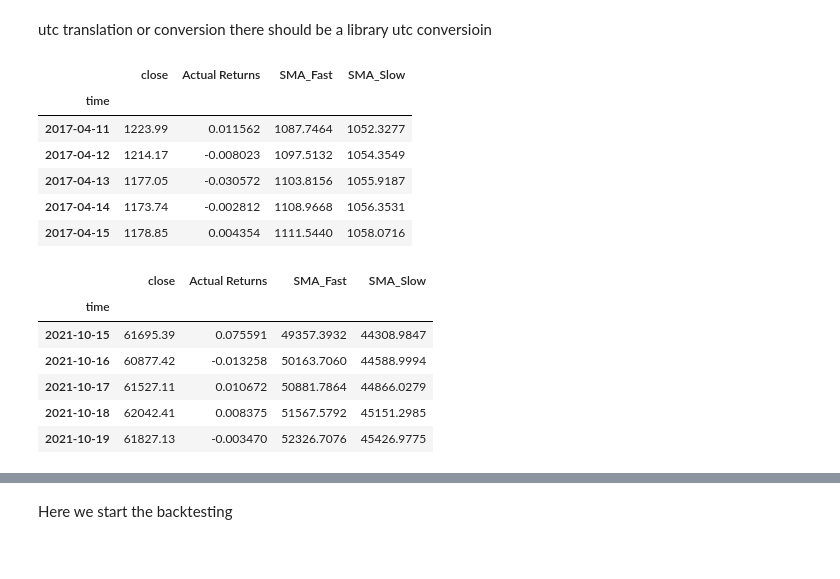
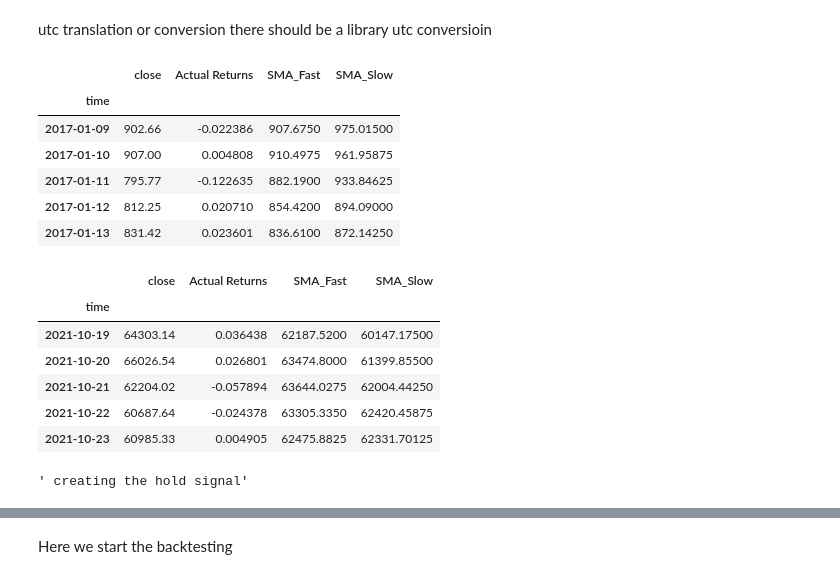
Before and after one commit to IJASI/Team-5---Project, a Jupyter notebook: project_2_coinbase_JM.ipynb, the cells around one changed output, grey strips where cells are left out. Cells and saved outputs as stored; diff of their text form; code cells hidden in the pictures.

```diff
--- a/project_2_coinbase_JM.ipynb
+++ b/project_2_coinbase_JM.ipynb
@@ -109,28 +106,43 @@ utc translation or conversion there should be a library utc conversioin
 # %%
 """ setting the rolling windows for the long and short positions"""
 
-short_window = 25
-long_window = 100
+short_window = 4
+long_window = 8
 
 signals_df['SMA_Fast'] = btc_hist_data['close'].rolling(window=short_window).mean()
 signals_df['SMA_Slow'] = btc_hist_data['close'].rolling(window=long_window).mean()
 
 signals_df = signals_df.dropna()
 
 display(signals_df.head())
 display(signals_df.tail())
 # %% [output]
 |  | close | Actual Returns | SMA_Fast | SMA_Slow |
 | time |  |  |  |  |
-| 2017-04-11 | 1223.99 | 0.011562 | 1087.7464 | 1052.3277 |
-| 2017-04-12 | 1214.17 | -0.008023 | 1097.5132 | 1054.3549 |
-| 2017-04-13 | 1177.05 | -0.030572 | 1103.8156 | 1055.9187 |
-| 2017-04-14 | 1173.74 | -0.002812 | 1108.9668 | 1056.3531 |
-| 2017-04-15 | 1178.85 | 0.004354 | 1111.5440 | 1058.0716 |
+| 2017-01-09 | 902.66 | -0.022386 | 907.6750 | 975.01500 |
+| 2017-01-10 | 907.00 | 0.004808 | 910.4975 | 961.95875 |
+| 2017-01-11 | 795.77 | -0.122635 | 882.1900 | 933.84625 |
+| 2017-01-12 | 812.25 | 0.020710 | 854.4200 | 894.09000 |
+| 2017-01-13 | 831.42 | 0.023601 | 836.6100 | 872.14250 |
 |  | close | Actual Returns | SMA_Fast | SMA_Slow |
 | time |  |  |  |  |
-| 2021-10-15 | 61695.39 | 0.075591 | 49357.3932 | 44308.9847 |
-| 2021-10-16 | 60877.42 | -0.013258 | 50163.7060 | 44588.9994 |
-| 2021-10-17 | 61527.11 | 0.010672 | 50881.7864 | 44866.0279 |
-| 2021-10-18 | 62042.41 | 0.008375 | 51567.5792 | 45151.2985 |
-| 2021-10-19 | 61827.13 | -0.003470 | 52326.7076 | 45426.9775 |
+| 2021-10-19 | 64303.14 | 0.036438 | 62187.5200 | 60147.17500 |
+| 2021-10-20 | 66026.54 | 0.026801 | 63474.8000 | 61399.85500 |
+| 2021-10-21 | 62204.02 | -0.057894 | 63644.0275 | 62004.44250 |
+| 2021-10-22 | 60687.64 | -0.024378 | 63305.3350 | 62420.45875 |
+| 2021-10-23 | 60985.33 | 0.004905 | 62475.8825 | 62331.70125 |
+# %%
+signals_df['Signal'] = 0.0
+
+"""creating the buy signal"""
+signals_df.loc[(signals_df['Actual Returns'] < -0.01), 'Signal'] = 1
+
+"""creating the sell signal"""
+signals_df.loc[(signals_df['Actual Returns'] > 0.05), 'Signal'] = -1
+
+signals_df.loc[(signals_df['Actual Returns'] == 0.0), 'Signal'] = 0
+
+""" creating the hold signal"""
+#signals_df.loc[(signals_df['Actual Returns'] > -0.01) and (signals_df['Actual Returns'] < 0.02), 'Signal'] = 0
+# %% [output]
+' creating the hold signal'
```
Also changed, not shown: parts of 25 cells of this notebook, 3 other files.
